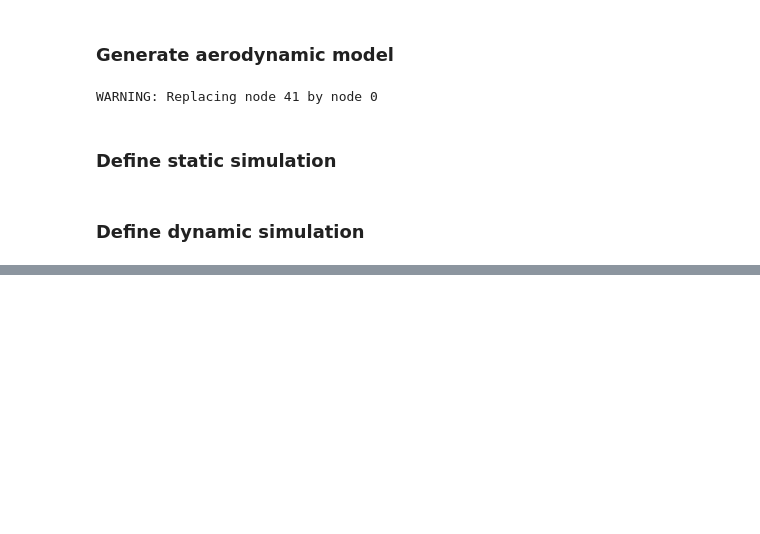
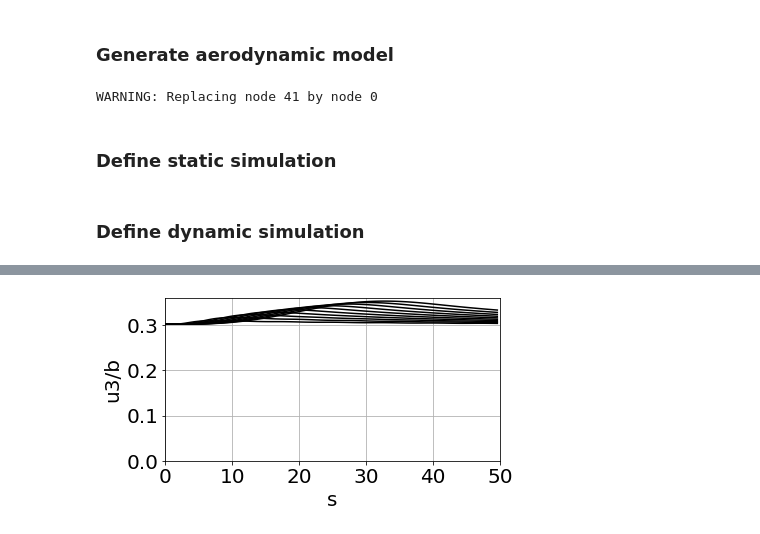
Before and after one commit to ImperialCollegeLondon/flexibleaircraftbook, a Jupyter notebook: 07UnsteadyAero/prismatic_gust.ipynb, the cells around one changed output, grey strips where cells are left out. Cells and saved outputs as stored; diff of their text form; code cells hidden in the pictures; blank space fills up the shorter version.

```diff
--- a/07UnsteadyAero/prismatic_gust.ipynb
+++ b/07UnsteadyAero/prismatic_gust.ipynb
@@ -278,9 +282,11 @@ fig.savefig("figures/prismatic-gust-rho1-cl.eps",  format='eps', dpi=1000, bbox_
 # %%
 fig, plots = plt.subplots(1,1, figsize=(6, 3))
 plots.grid()
 plots.set_xlabel("s")
 plots.set_ylabel("u3/b")
 for jGust in range(nGusts):
     plots.plot(2*time*Vinf/chord, tip_pos[jGust][1:]/(chord*aspect_ratio), linestyle='-', c='black')
-plots.set(xlim=(0, 50), ylim=(0.0, 0.38))
+plots.set(xlim=(0, 50), ylim=(0, 0.36))
 fig.savefig("figures/prismatic-gust-alpha10-tip.eps",  format='eps', dpi=1000, bbox_inches='tight')
+# %% [output]
+[figure, added]
```
Also changed, not shown: parts of 6 cells of this notebook.
